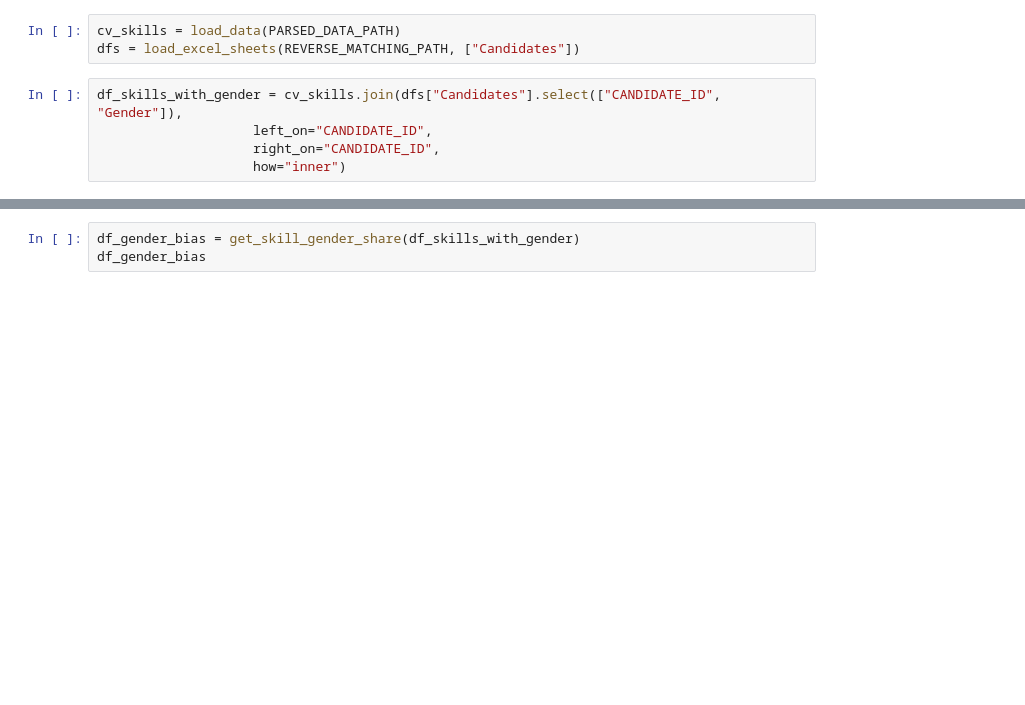
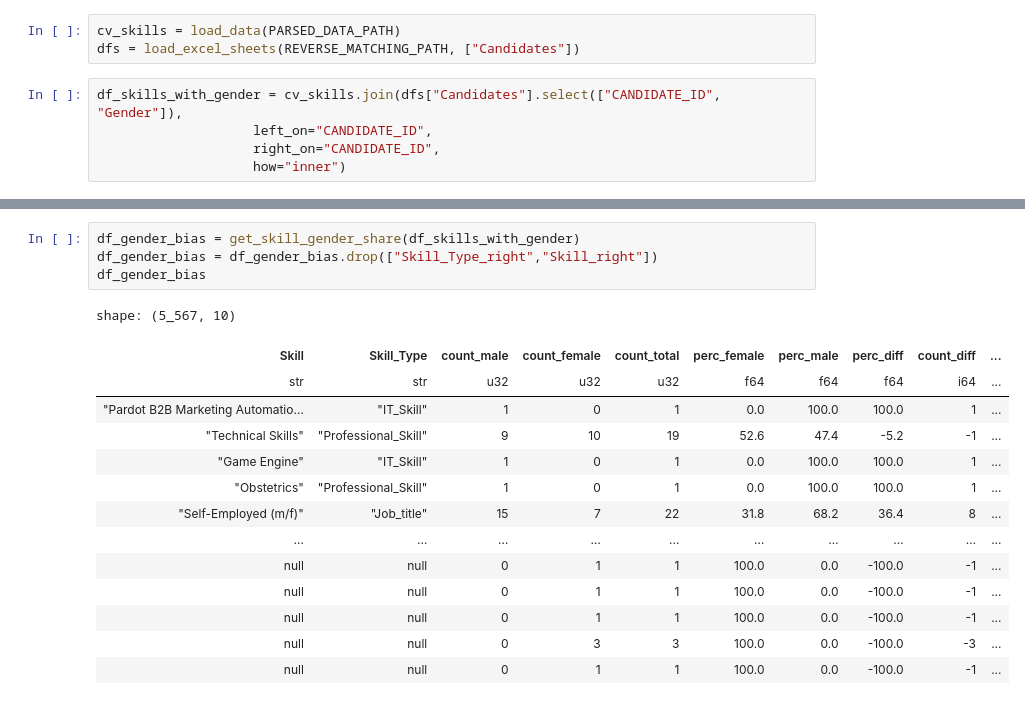
Before and after one commit to francescobaio/hiring_cv_bias, a Jupyter notebook: gender_analysis.ipynb, the cells around one changed output, grey strips where cells are left out. Cells and saved outputs as stored; diff of their text form; blank space fills up the shorter version.

Commit message:
edit: gender analysis adjustments, zippia links

```diff
--- a/gender_analysis.ipynb
+++ b/gender_analysis.ipynb
@@ -38,5 +93,21 @@ skill_distribution_df
 # %%
 df_gender_bias = get_skill_gender_share(df_skills_with_gender)
+df_gender_bias = df_gender_bias.drop(["Skill_Type_right","Skill_right"])
 df_gender_bias
+# %% [output]
+shape: (5_567, 10)
+| Skill | Skill_Type | count_male | count_female | count_total | perc_female | perc_male | perc_diff | count_diff | ... |
+| str | str | u32 | u32 | u32 | f64 | f64 | f64 | i64 | ... |
+| "Pardot B2B Marketing Automatio… | "IT_Skill" | 1 | 0 | 1 | 0.0 | 100.0 | 100.0 | 1 | ... |
+| "Technical Skills" | "Professional_Skill" | 9 | 10 | 19 | 52.6 | 47.4 | -5.2 | -1 | ... |
+| "Game Engine" | "IT_Skill" | 1 | 0 | 1 | 0.0 | 100.0 | 100.0 | 1 | ... |
+| "Obstetrics" | "Professional_Skill" | 1 | 0 | 1 | 0.0 | 100.0 | 100.0 | 1 | ... |
+| "Self-Employed (m/f)" | "Job_title" | 15 | 7 | 22 | 31.8 | 68.2 | 36.4 | 8 | ... |
+| … | … | … | … | … | … | … | … | … | ... |
+| null | null | 0 | 1 | 1 | 100.0 | 0.0 | -100.0 | -1 | ... |
+| null | null | 0 | 1 | 1 | 100.0 | 0.0 | -100.0 | -1 | ... |
+| null | null | 0 | 1 | 1 | 100.0 | 0.0 | -100.0 | -1 | ... |
+| null | null | 0 | 3 | 3 | 100.0 | 0.0 | -100.0 | -3 | ... |
+| null | null | 0 | 1 | 1 | 100.0 | 0.0 | -100.0 | -1 | ... |
 # %%
 df_gender_bias.sort(pl.col("bias_strength"), descending=True).head(20)
```
Also changed, not shown: parts of 15 cells of this notebook, 2 other files.
